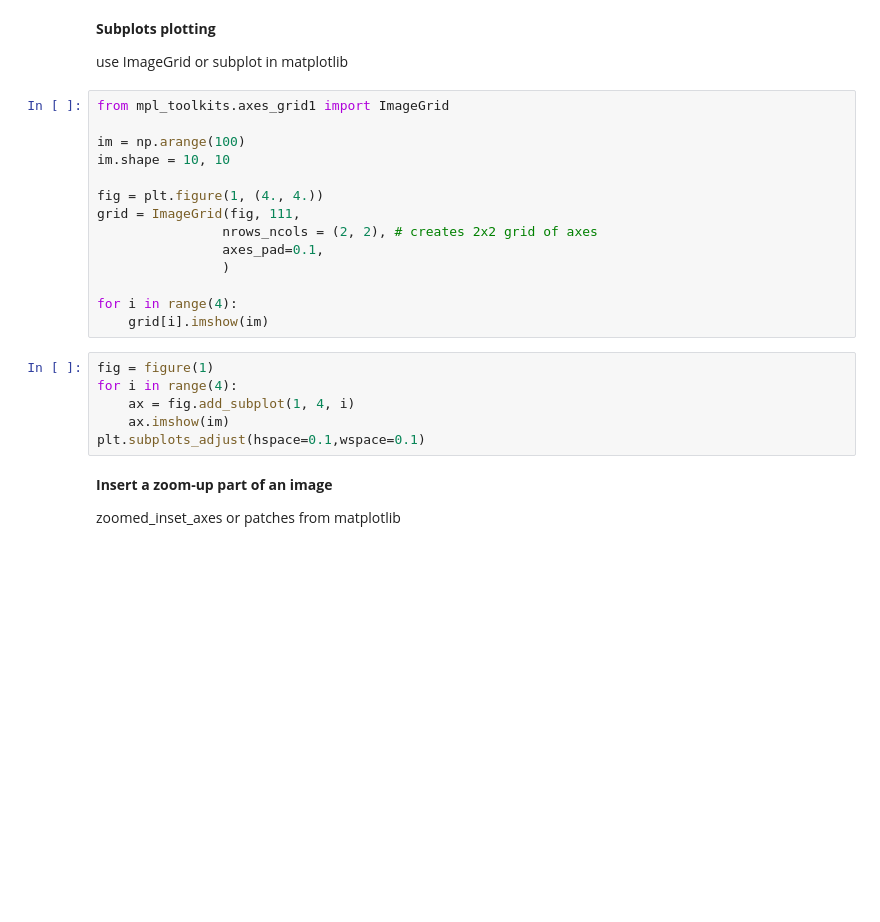
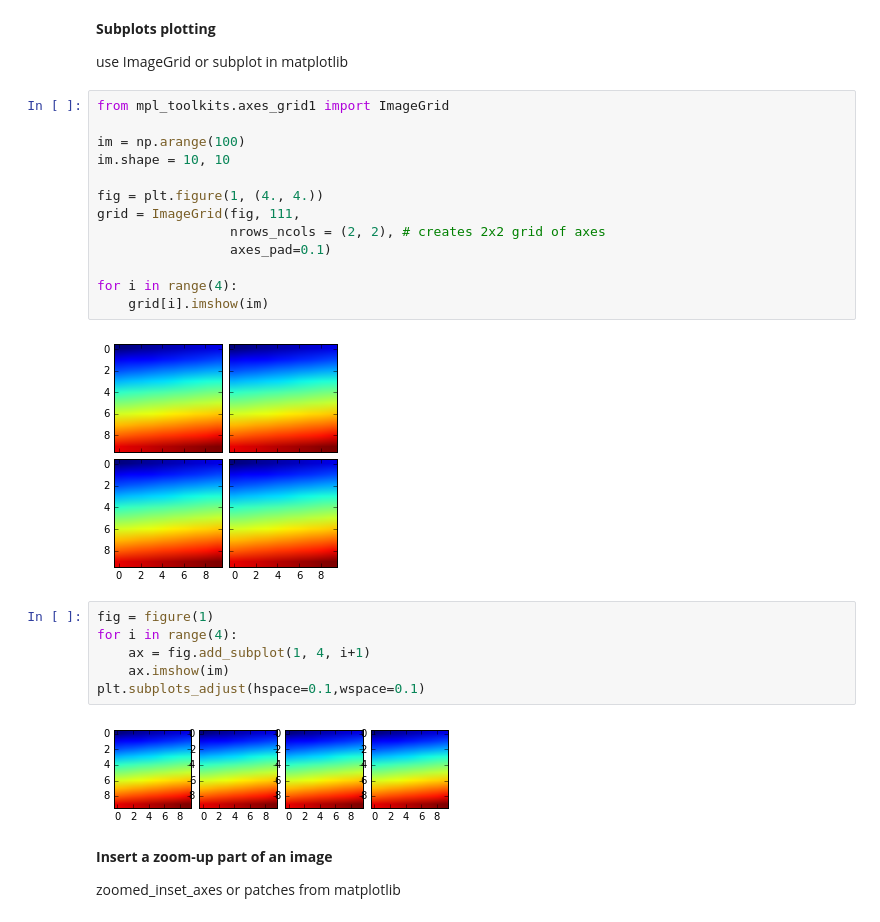
Before and after one commit to hypergravity/cham_hates_python, a Jupyter notebook: cham_teaches_python_04_plotting.ipynb, the cells around one changed output. Drawn from its saved outputs; the diff is of its cells as text; blank space fills up the shorter version.

```diff
--- a/cham_teaches_python_04_plotting.ipynb
+++ b/cham_teaches_python_04_plotting.ipynb
@@ -54,23 +64,26 @@ plt.ylabel(r'$\mathrm{\alpha^{1}}$')
 # %%
 from mpl_toolkits.axes_grid1 import ImageGrid
 
 im = np.arange(100)
 im.shape = 10, 10
 
 fig = plt.figure(1, (4., 4.))
 grid = ImageGrid(fig, 111,
-                nrows_ncols = (2, 2), # creates 2x2 grid of axes
-                axes_pad=0.1,
-                )
+                 nrows_ncols = (2, 2), # creates 2x2 grid of axes
+                 axes_pad=0.1)
 
 for i in range(4):
     grid[i].imshow(im)
+# %% [output]
+[figure, added]
 # %%
 fig = figure(1)
 for i in range(4):
-    ax = fig.add_subplot(1, 4, i)
+    ax = fig.add_subplot(1, 4, i+1)
     ax.imshow(im)
 plt.subplots_adjust(hspace=0.1,wspace=0.1)
+# %% [output]
+[figure, added]
 # %% [markdown]
 **Insert a zoom-up part of an image**
 
```
Also changed, not shown: parts of 6 cells of this notebook.
